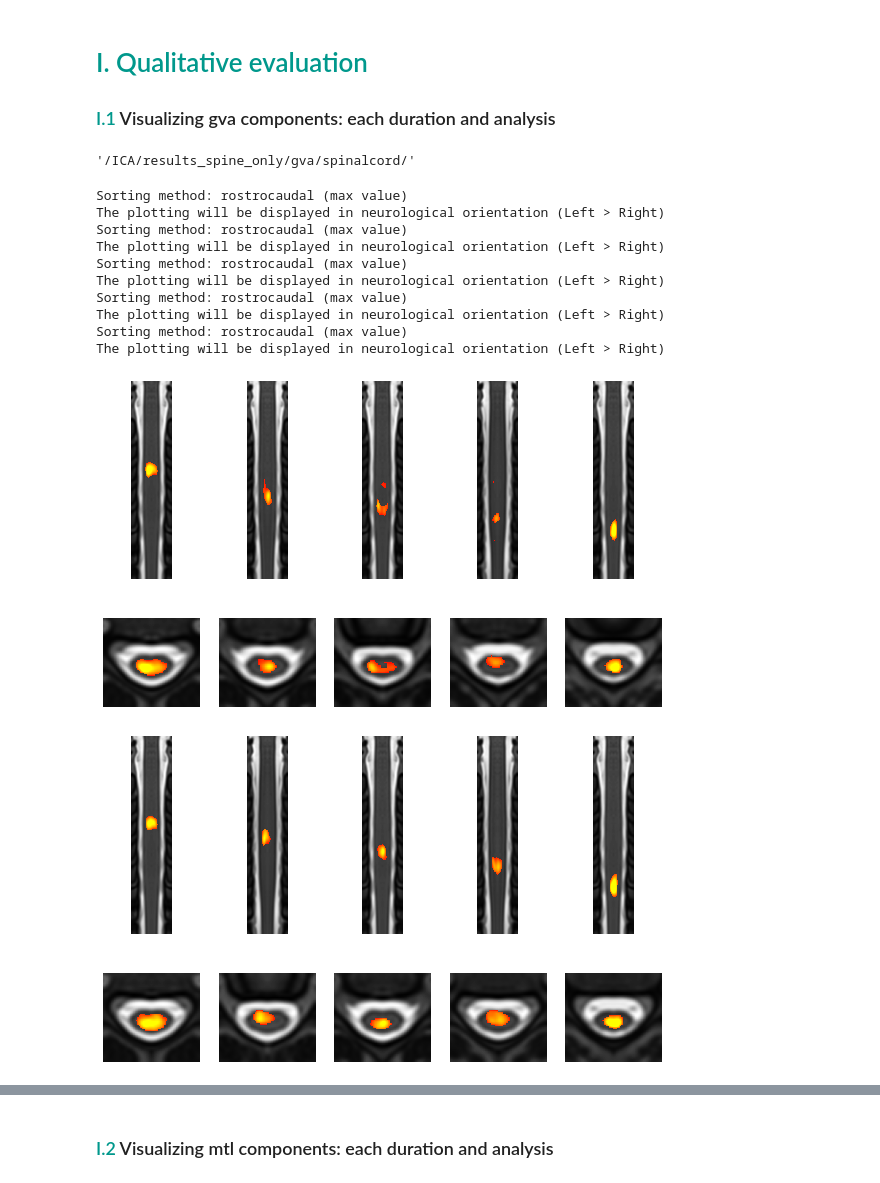
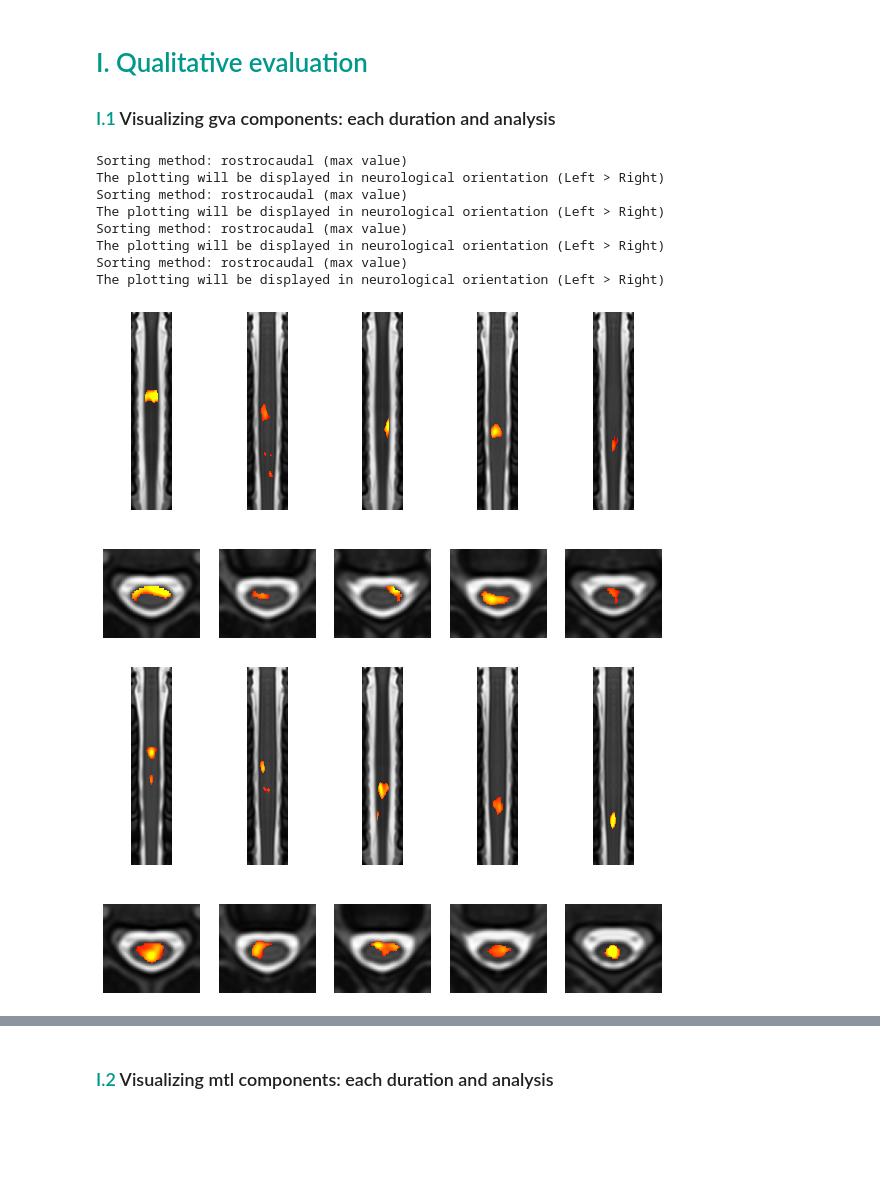
Before and after one commit to NawalK/hc_project_analyses, a Jupyter notebook: notebook/analysis_spine_rs_split-subjects_CL.ipynb, the cells around one changed output, grey strips where cells are left out. Saved outputs shown, nothing was run; the diff lists cells and outputs as text; code cells hidden in the pictures; blank space fills up the shorter version.

Commit message:
new notebook for split volumes analyses

```diff
--- a/notebook/analysis_spine_rs_split-subjects_CL.ipynb
+++ b/notebook/analysis_spine_rs_split-subjects_CL.ipynb
@@ -41,38 +41,36 @@ with open('../config/config_spine_only_CL.json') as config_file:
 # %% [markdown]
 # <font color=#00988c> I. Qualitative evaluation
 ### <font color=#00988c> I.1  </font> Visualizing gva components: each duration and analysis
-# %%
-config["data"]["gva"]['ica']['spinalcord']['dir']
-# %% [output]
-'/ICA/results_spine_only/gva/spinalcord/'
 # %%
 # Define parameters for the dataset to visualize
 # Note: it is possible to look at a single dataset (in that case, just define params1), or to compare two (in that case, also add params2)
 # Each param dict has 3 values: k, dataset and analysis
 dataset="gva";
 analysis='ica'
-config["output_dir"]= "/ICA/results_spine_only/results/duration_analyses/" + dataset + "/maps/"
+#config["output_dir"]= "/ICA/results_spine_only/results/duration_analyses/" + dataset + "/maps/"
+if dataset=="gva":
+    splits=["quart1","quart2","quart3","quart4"]
+elif dataset=="mtl":
+    splits=["half1","half2"]
 
-for i in range(1,6):
-    config["data"]["gva"]['ica']['spinalcord']['dir'] ="/ICA/results_spine_only/gva/spinalcord/split_10subjects/n"+ str(i)+"/"
+for split in splits:
+    config["data"][dataset][analysis]['spinalcord']['dir'] ="/ICA/results_spine_only/"+dataset+ "/spinalcord/split_volumes/"+ split
 
     params_qual_1 = {'k':(9 if dataset == 'mtl' else 5), 'dataset':dataset, 'analysis':analysis}
     #params_qual_2 = {'k':(9 if dataset == 'mtl' else 5), 'dataset':dataset, 'analysis':"ica"}
 
     #plotting = Plotting(config,'spinalcord',params1=params_qual_1,params2=None)
     #plotting.sc_plot(show_spinal_levels=False, k_per_line=params_qual_1["k"], lthresh=1.5, uthresh=3, save_results=True)
     plotting = Plotting(config,'spinalcord',params1=params_qual_1)#,params2=params_qual_2)
     plotting.sc_plot(show_spinal_levels=False, k_per_line=params_qual_1["k"], lthresh=1.5, uthresh=3, save_results=False)
 # %% [output]
 Sorting method: rostrocaudal (max value)
 The plotting will be displayed in neurological orientation (Left > Right)
 Sorting method: rostrocaudal (max value)
 The plotting will be displayed in neurological orientation (Left > Right)
 Sorting method: rostrocaudal (max value)
 The plotting will be displayed in neurological orientation (Left > Right)
 Sorting method: rostrocaudal (max value)
 The plotting will be displayed in neurological orientation (Left > Right)
-Sorting method: rostrocaudal (max value)
-The plotting will be displayed in neurological orientation (Left > Right)
-[figure, old version]
+[figure, new version]
-[figure, old version]
+[figure, new version]
```
Also changed, not shown: parts of 7 cells of this notebook, 5 other files.
